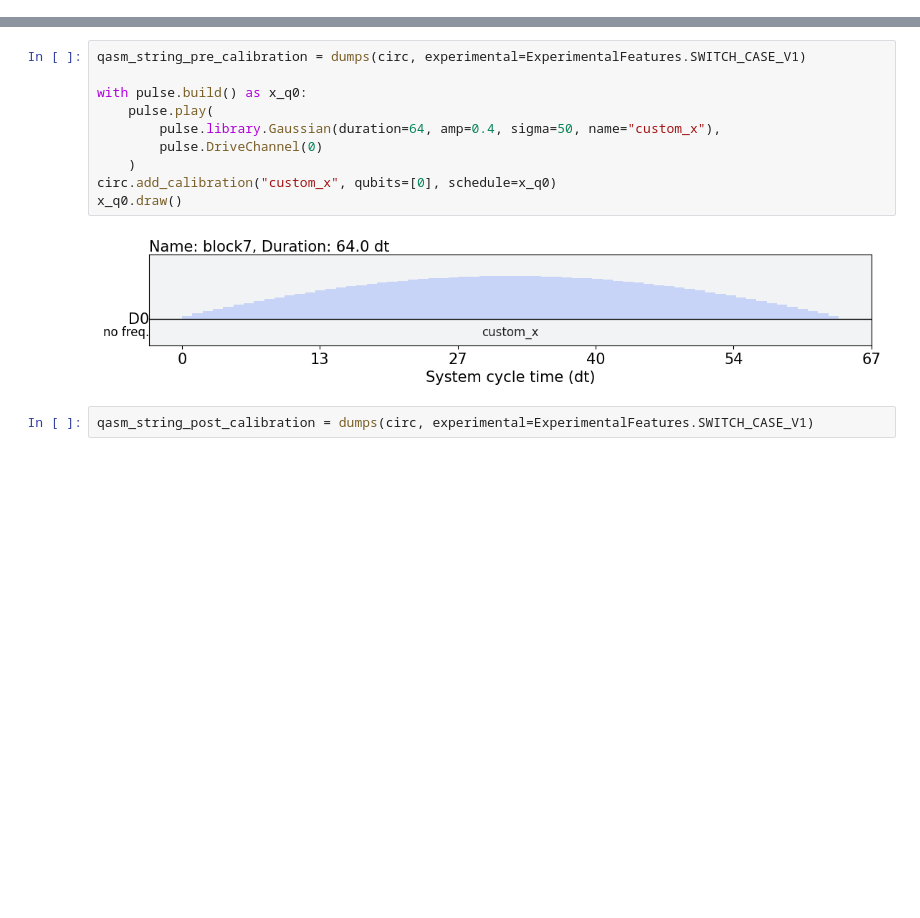
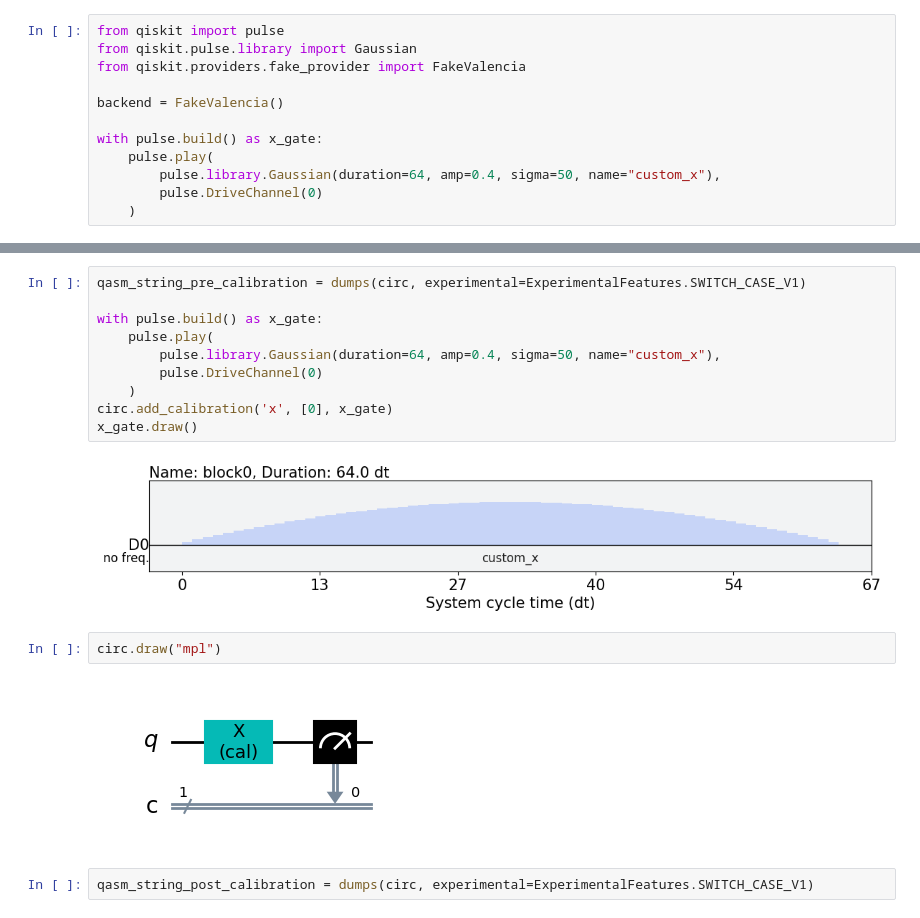
Before and after one commit to lukasvoss/Quantum_Optimal_Control, a Jupyter notebook: 00_AWS/03_pulse_level/qiskit_to_qasm3.ipynb, the cells around one changed output, grey strips where cells are left out. Drawn from its saved outputs; the diff is of its cells as text; blank space fills up the shorter version.

Commit message:
own/custom calibrations of gates are not captured when exporting a qiskit circuit to a QASM 3 string

```diff
--- a/00_AWS/03_pulse_level/qiskit_to_qasm3.ipynb
+++ b/00_AWS/03_pulse_level/qiskit_to_qasm3.ipynb
@@ -0,0 +9,12 @@
+# %%
+from qiskit import pulse
+from qiskit.pulse.library import Gaussian
+from qiskit.providers.fake_provider import FakeValencia
+
+backend = FakeValencia()
+
+with pulse.build() as x_gate:
+    pulse.play(
+        pulse.library.Gaussian(duration=64, amp=0.4, sigma=50, name="custom_x"),
+        pulse.DriveChannel(0)
+    )
@@ -17,15 +44,19 @@ circ.draw("mpl")
 # %%
 qasm_string_pre_calibration = dumps(circ, experimental=ExperimentalFeatures.SWITCH_CASE_V1)
 
-with pulse.build() as x_q0:
+with pulse.build() as x_gate:
     pulse.play(
         pulse.library.Gaussian(duration=64, amp=0.4, sigma=50, name="custom_x"),
         pulse.DriveChannel(0)
     )
-circ.add_calibration("custom_x", qubits=[0], schedule=x_q0)
-x_q0.draw()
+circ.add_calibration('x', [0], x_gate)
+x_gate.draw()
 # %% [output]
 [figure]
+# %%
+circ.draw("mpl")
+# %% [output]
+[figure, added]
 # %%
 qasm_string_post_calibration = dumps(circ, experimental=ExperimentalFeatures.SWITCH_CASE_V1)
 # %%
```
Also changed, not shown: parts of 7 cells of this notebook.
